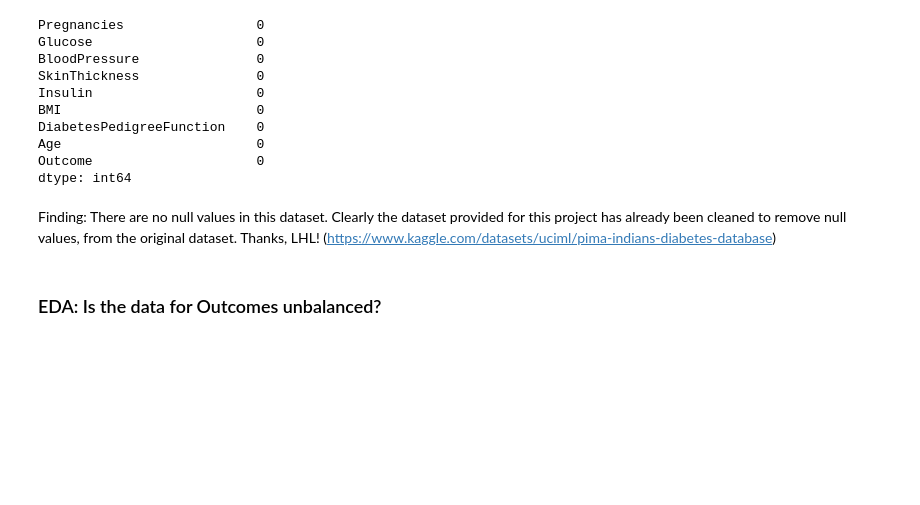
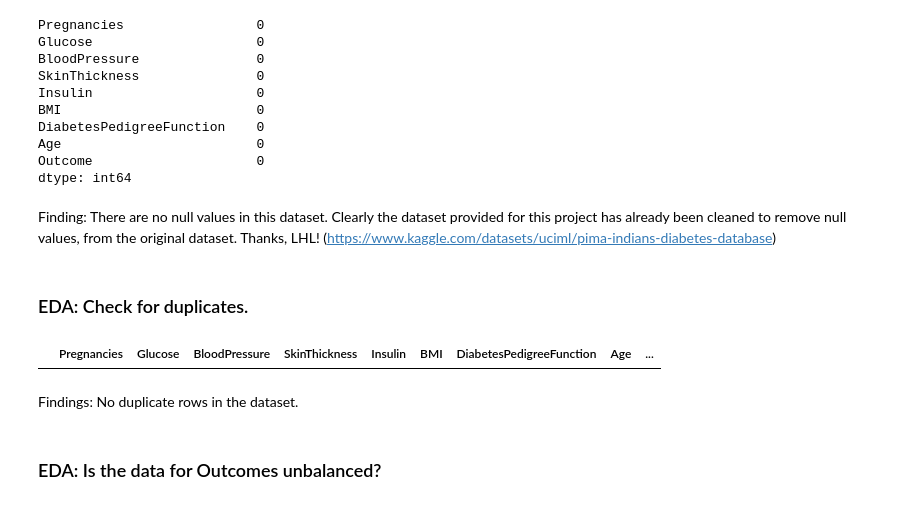
Before and after one commit to jtwleung/Project-Supervised-Machine-Learning, a Jupyter notebook: Supervised Learning - Project.ipynb, the cells around one changed output. Drawn from its saved outputs; the diff is of its cells as text; code cells hidden in the pictures; blank space fills up the shorter version.

```diff
--- a/Supervised Learning - Project.ipynb
+++ b/Supervised Learning - Project.ipynb
@@ -94,6 +102,14 @@ Outcome                     0
 dtype: int64
 # %% [markdown]
 Finding: There are no null values in this dataset.  Clearly the dataset provided for this project has already been cleaned to remove null values, from the original dataset.  Thanks, LHL! (https://www.kaggle.com/datasets/uciml/pima-indians-diabetes-database)
+# %% [markdown]
+### EDA: Check for duplicates.
+# %%
+df[df.duplicated()]
+# %% [output]
+|  | Pregnancies | Glucose | BloodPressure | SkinThickness | Insulin | BMI | DiabetesPedigreeFunction | Age | ... |
+# %% [markdown]
+Findings: No duplicate rows in the dataset.
 # %% [markdown]
 ### EDA: Is the data for Outcomes unbalanced?
 # %%
```
Also changed, not shown: parts of 36 cells of this notebook.
